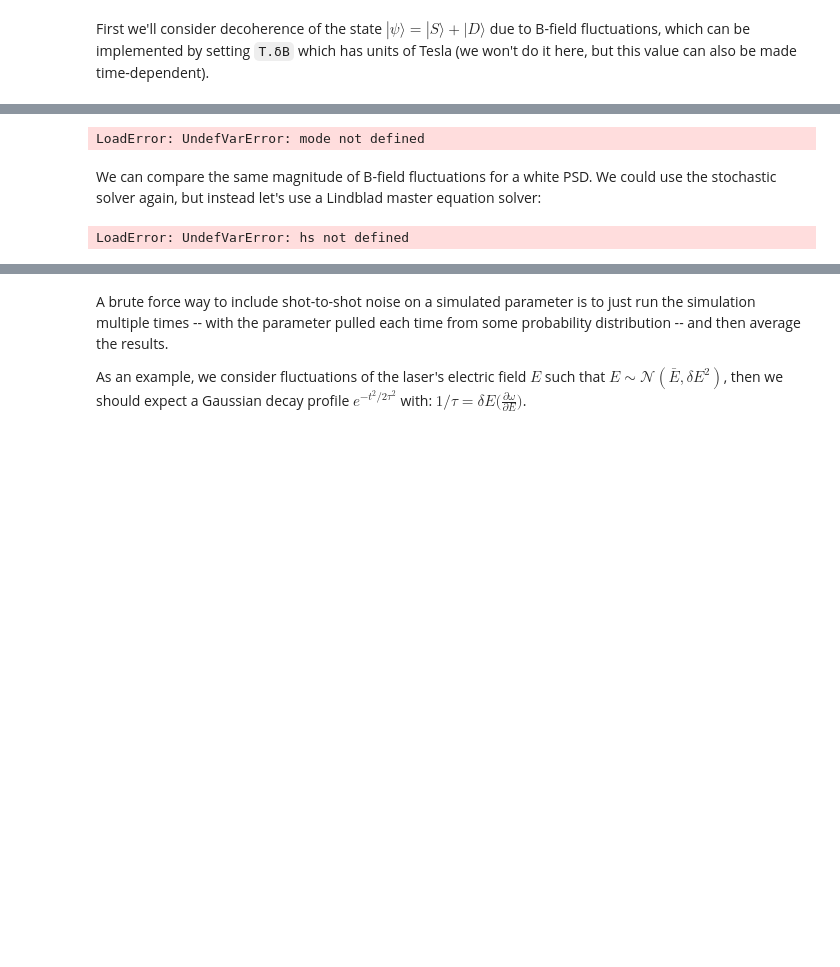
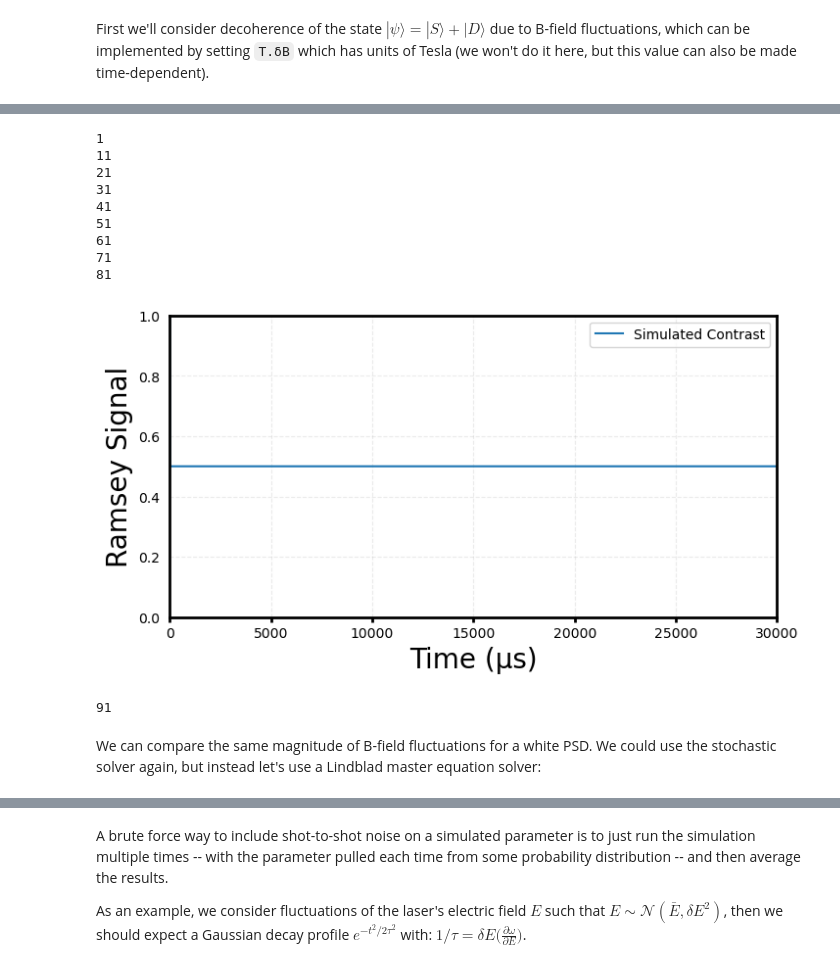
Before and after one commit to HaeffnerLab/IonSim.jl-Examples, a Jupyter notebook: webpage/tutorial-notebooks/getting_started.ipynb, the cells around one changed output, grey strips where cells are left out. Cells and saved outputs as stored; diff of their text form; code cells hidden in the pictures; blank space fills up the shorter version.

```diff
--- a/webpage/tutorial-notebooks/getting_started.ipynb
+++ b/webpage/tutorial-notebooks/getting_started.ipynb
@@ -971,35 +973,48 @@ h = hamiltonian(T)
 
 # let's work with a Δm=2 transition
 T.configuration.ions[1].selected_level_structure = ["S-1/2", "D-5/2"]
 
 # construct noise operator
 T.δB = 5e-1
 hs = hamiltonian(T)
 hsvec = (t,ψ) -> [hs(t, ψ)]
 
 ψi_ion = (C["S-1/2"] + C["D-5/2"])/√2
 ψi = ψi_ion ⊗ mode[0]
 
 Ntraj = 100
 ex = zero(tspan)
 
-# iterate SDE solver Ntraj times and avergage results
+# iterate SDE solver Ntraj times and average results
 w = StochasticDiffEq.OrnsteinUhlenbeckProcess(β, 0.0, σ, 0.0, 0.0)
 for i in 1:Ntraj
+    if mod(i,10) == 1
+        println(i)
+    end
     tout, sol = stochastic.schroedinger_dynamic(tspan, ψi, h, hsvec, noise=w,
     normalize_state=true, dt=0.1)
     ex .+= real.(expect(dm(ψi_ion) ⊗ one(mode), sol)) ./ Ntraj
 end
 
 plt.plot(tspan, ex, color="C0", label="Simulated Contrast")
 plt.xlim(tspan[1], tspan[end])
 plt.ylim(0, 1)
 plt.legend()
 plt.ylabel("Ramsey Signal")
 plt.xlabel("Time (μs)")
 plt.show()
 # %% [output]
-LoadError: UndefVarError: mode not defined
+1
+11
+21
+31
+41
+51
+61
+71
+81
+[figure, added]
+91
 # %% [markdown]
 We can compare the same magnitude of B-field fluctuations for a white PSD. We could use the stochastic solver again, but instead let's use a Lindblad master equation solver:
 # %%
@@ -1009,9 +1024,7 @@ rates = 1/4π .* abs.([γ1, γ2])
 hs1 = C["S-1/2"] ⊗ C["S-1/2"]' ⊗ one(mode)
 hs2 = C["D-5/2"] ⊗ C["D-5/2"]' ⊗ one(mode)
 tspan = collect(0:1.:30000)
-tout, sol = timeevolution.master(tspan, dm(ψi), h(1.0, 0.0), [hs1, hs2], rates=rates);
+tout, sol = timeevolution.master(tspan, dm(ψi), h(1.0, 0.0), [hs1, hs2], rates=rates, maxiters=1e8);
-# %% [output]
-LoadError: UndefVarError: hs not defined
 # %%
 γ1 = hs(1.0, 0).data[1, 1]/40
 γ2 = hs(1.0, 0).data[2, 2]/40
```
Also changed, not shown: parts of 62 cells of this notebook, 1 other file.
